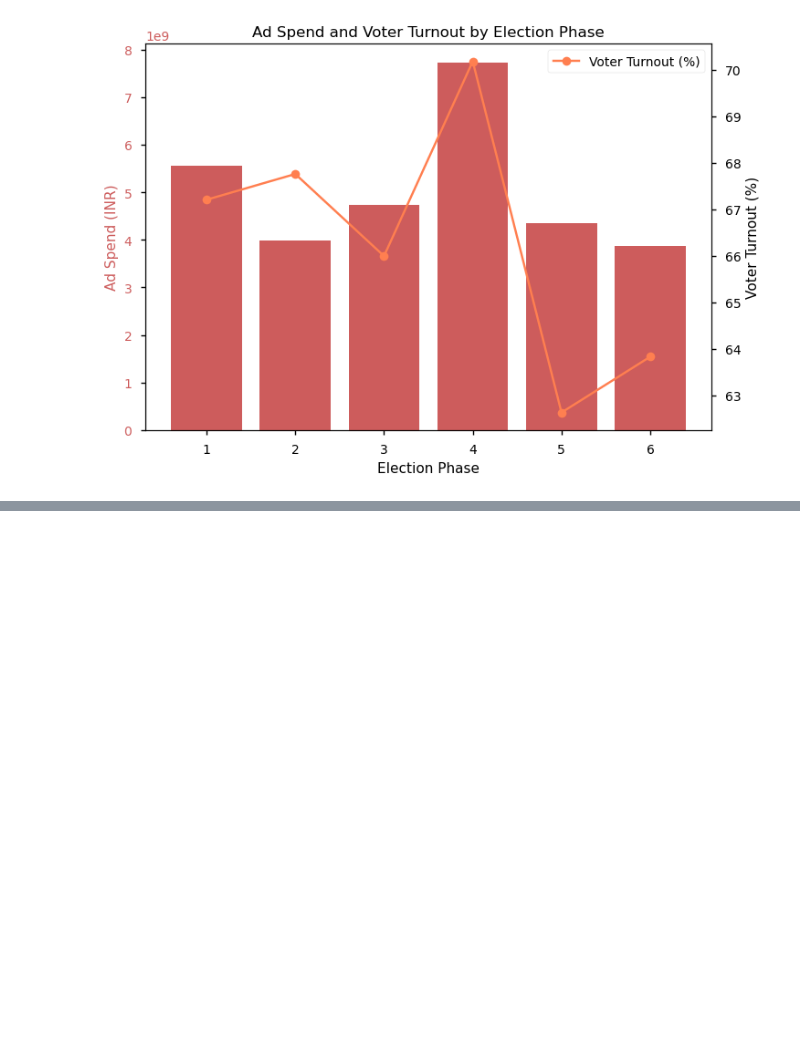
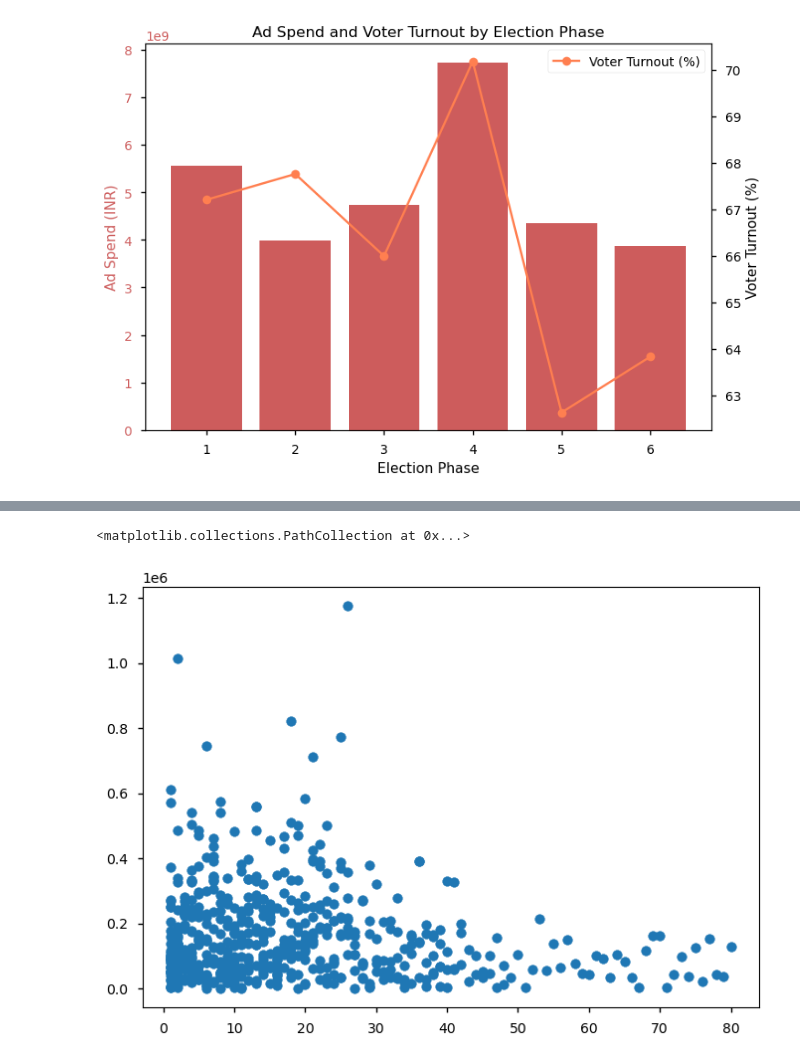
Before and after one commit to sandeepgalipelli/Elections-Ad-Spending-Analysis, a Jupyter notebook: ElectionAdSpending.ipynb, the cells around one changed output, grey strips where cells are left out. Drawn from its saved outputs; the diff is of its cells as text; code cells hidden in the pictures; blank space fills up the shorter version.

```diff
--- a/ElectionAdSpending.ipynb
+++ b/ElectionAdSpending.ipynb
@@ -173,0 +342,6 @@ plt.show()
+# %%
+correlation = candidateResults[['Const. No.','Margin']].corr()
+plt.scatter(candidateResults['Const. No.'],candidateResults['Margin'])
+# %% [output]
+<matplotlib.collections.PathCollection at 0x...>
+[figure, added]
```
Also changed, not shown: parts of 13 cells of this notebook.
